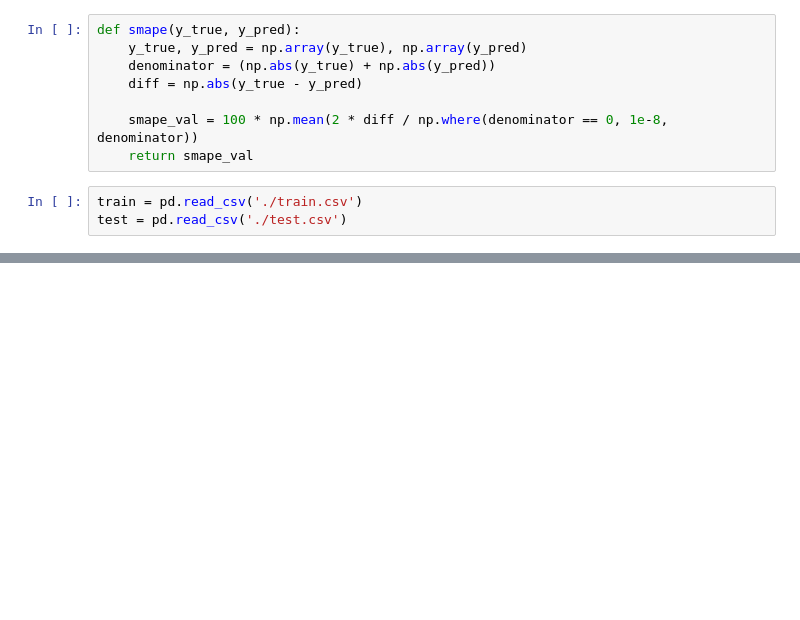
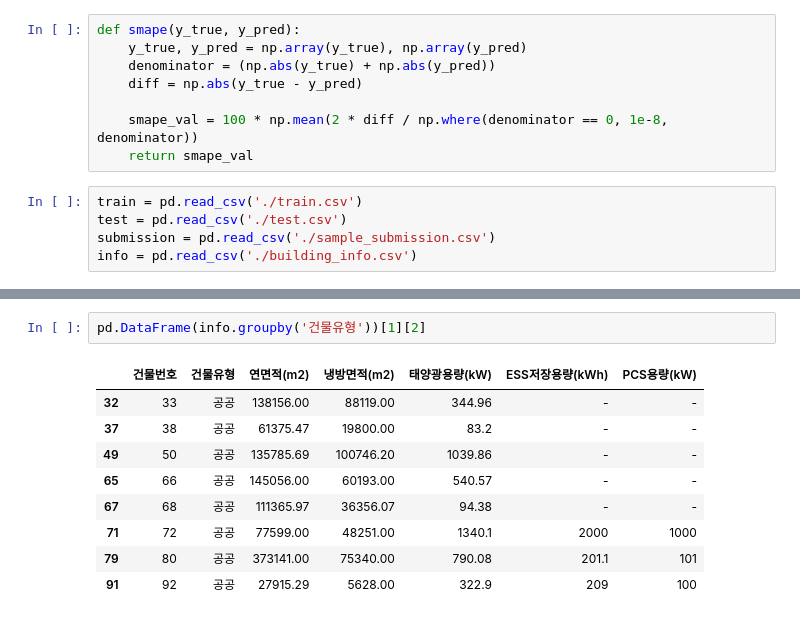
Before and after one commit to jjh0987/MyProject, a Jupyter notebook: pythonProject/2025/전력사용량예측/Untitled.ipynb, the cells around one changed output, grey strips where cells are left out. Cells and saved outputs as stored; diff of their text form; blank space fills up the shorter version.

```diff
--- a/pythonProject/2025/전력사용량예측/Untitled.ipynb
+++ b/pythonProject/2025/전력사용량예측/Untitled.ipynb
@@ -27,3 +29,5 @@ def smape(y_true, y_pred):
 # %%
 train = pd.read_csv('./train.csv')
 test = pd.read_csv('./test.csv')
+submission = pd.read_csv('./sample_submission.csv')
+info = pd.read_csv('./building_info.csv')
@@ -31,0 +75,12 @@ from pycaret import regression
+# %%
+pd.DataFrame(info.groupby('건물유형'))[1][2]
+# %% [output]
+|  | 건물번호 | 건물유형 | 연면적(m2) | 냉방면적(m2) | 태양광용량(kW) | ESS저장용량(kWh) | PCS용량(kW) |
+| 32 | 33 | 공공 | 138156.00 | 88119.00 | 344.96 | - | - |
+| 37 | 38 | 공공 | 61375.47 | 19800.00 | 83.2 | - | - |
+| 49 | 50 | 공공 | 135785.69 | 100746.20 | 1039.86 | - | - |
+| 65 | 66 | 공공 | 145056.00 | 60193.00 | 540.57 | - | - |
+| 67 | 68 | 공공 | 111365.97 | 36356.07 | 94.38 | - | - |
+| 71 | 72 | 공공 | 77599.00 | 48251.00 | 1340.1 | 2000 | 1000 |
+| 79 | 80 | 공공 | 373141.00 | 75340.00 | 790.08 | 201.1 | 101 |
+| 91 | 92 | 공공 | 27915.29 | 5628.00 | 322.9 | 209 | 100 |
```
Also changed, not shown: parts of 9 cells of this notebook, 23 other files.
